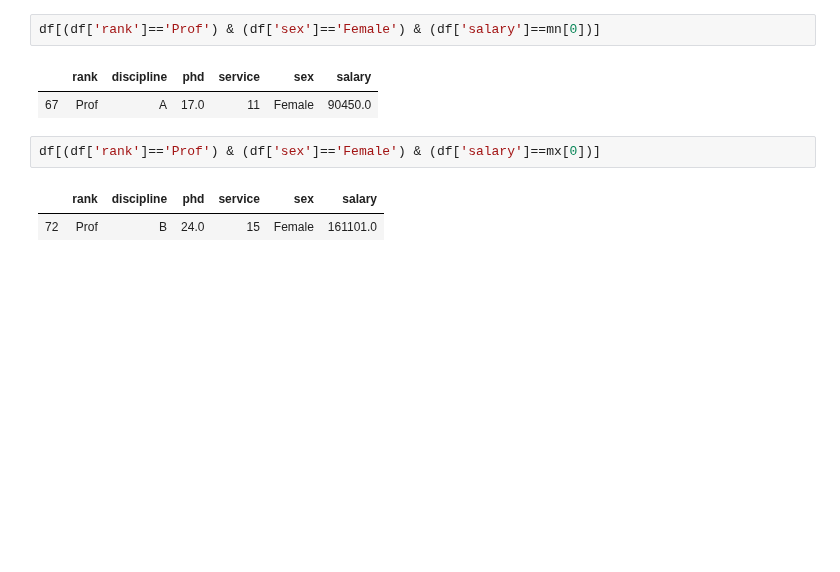
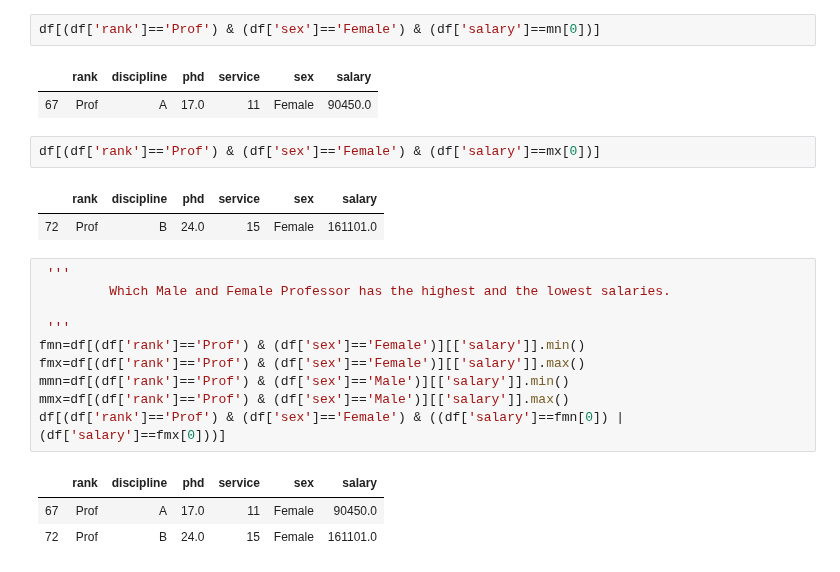
Before and after one commit to Yogendra3112/data_science, a Jupyter notebook: Pandas.ipynb, the cells around one changed output. Cells and saved outputs as stored; diff of their text form; blank space fills up the shorter version.

```diff
--- a/Pandas.ipynb
+++ b/Pandas.ipynb
@@ -1144,3 +1140,17 @@ df[(df['rank']=='Prof') & (df['sex']=='Female') & (df['salary']==mx[0])]
 # %% [output]
 |  | rank | discipline | phd | service | sex | salary |
 | 72 | Prof | B | 24.0 | 15 | Female | 161101.0 |
+# %%
+ '''
+         Which Male and Female Professor has the highest and the lowest salaries.
+
+ '''
+fmn=df[(df['rank']=='Prof') & (df['sex']=='Female')][['salary']].min()
+fmx=df[(df['rank']=='Prof') & (df['sex']=='Female')][['salary']].max()
+mmn=df[(df['rank']=='Prof') & (df['sex']=='Male')][['salary']].min()
+mmx=df[(df['rank']=='Prof') & (df['sex']=='Male')][['salary']].max()
+df[(df['rank']=='Prof') & (df['sex']=='Female') & ((df['salary']==fmn[0]) | (df['salary']==fmx[0]))]
+# %% [output]
+|  | rank | discipline | phd | service | sex | salary |
+| 67 | Prof | A | 17.0 | 11 | Female | 90450.0 |
+| 72 | Prof | B | 24.0 | 15 | Female | 161101.0 |
```
Also changed, not shown: parts of 5 cells of this notebook.
